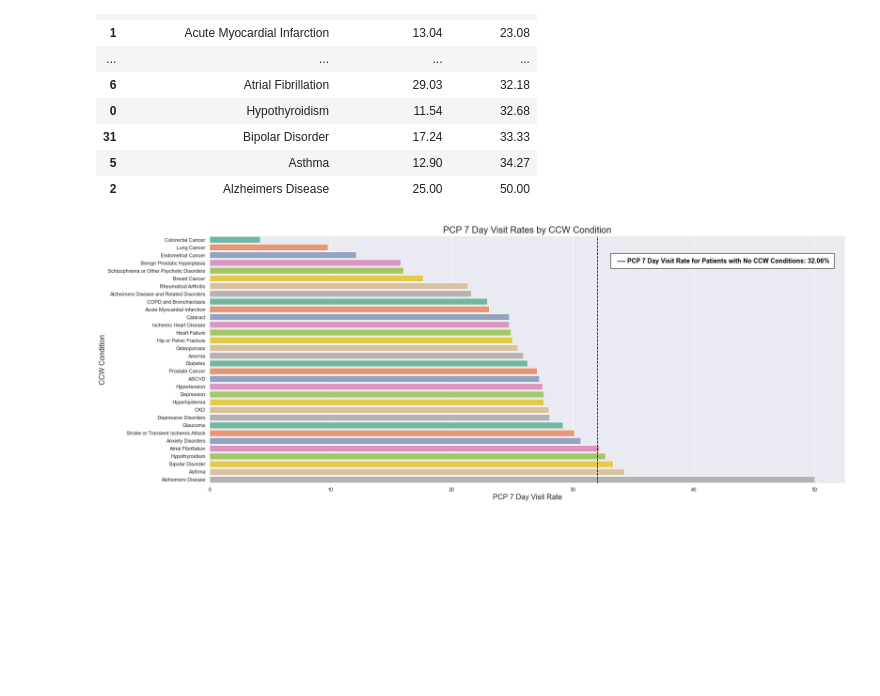
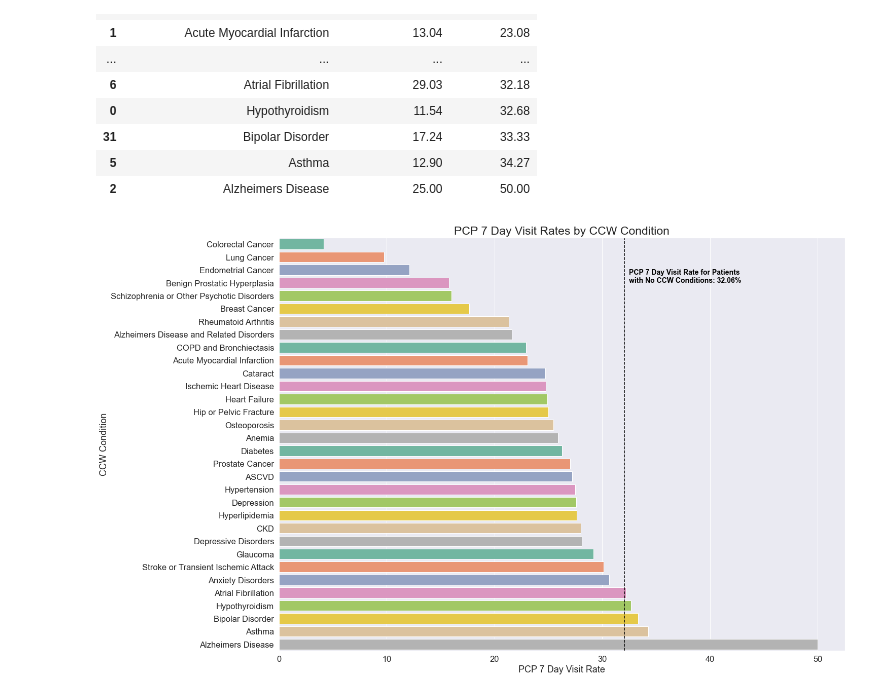
Before and after one commit to simon-mack/hospital_readmission_analysis, a Jupyter notebook: notebooks/ursa_readmission.ipynb, the cells around one changed output. Cells and saved outputs as stored; diff of their text form; code cells hidden in the pictures; blank space fills up the shorter version.

```diff
--- a/notebooks/ursa_readmission.ipynb
+++ b/notebooks/ursa_readmission.ipynb
@@ -530,15 +530,16 @@ ccw_measures_pc
 | 5 | Asthma | 12.90 | 34.27 |
 | 2 | Alzheimers Disease | 25.00 | 50.00 |
 # %%
-plt.figure(figsize = (25,10))
-sns.set(style="darkgrid")
+plt.figure(figsize = (20,15))
+sns.set(font_scale=1.5)
 graph = sns.barplot(x = 'pc_visit_rate', y = 'ccw_condition', data = ccw_measures_pc, palette='Set2')
 graph.axvline(32.06, linestyle='--',color='black')
-t = graph.text(33.5,3, ' ---- PCP 7 Day Visit Rate for Patients with No CCW Conditions: 32.06%', size=14, color = 'black', weight='bold')
-t.set_bbox(dict(facecolor='white', alpha=1, edgecolor='black', pad=10))
+t = graph.text(32.5,3, 'PCP 7 Day Visit Rate for Patients\nwith No CCW Conditions: 32.06%', size=14, color = 'black', weight='bold', multialignment="left")
+t.set_bbox(dict(facecolor='white', alpha=0, edgecolor='black', pad=10))
 #plt.xticks(rotation=45)
-plt.ylabel('CCW Condition',fontsize=16)
-plt.xlabel('PCP 7 Day Visit Rate', fontsize=16)
-plt.title('PCP 7 Day Visit Rates by CCW Condition', fontsize=20);
+plt.ylabel('CCW Condition',fontsize=18)
+plt.xlabel('PCP 7 Day Visit Rate', fontsize=18)
+plt.title('PCP 7 Day Visit Rates by CCW Condition', fontsize=23)
+plt.savefig('pcp.png', transparent=True);
 # %% [output]
-[figure, old version]
+[figure, new version]
```
Also changed, not shown: parts of 1 cell of this notebook, 1 other file.
